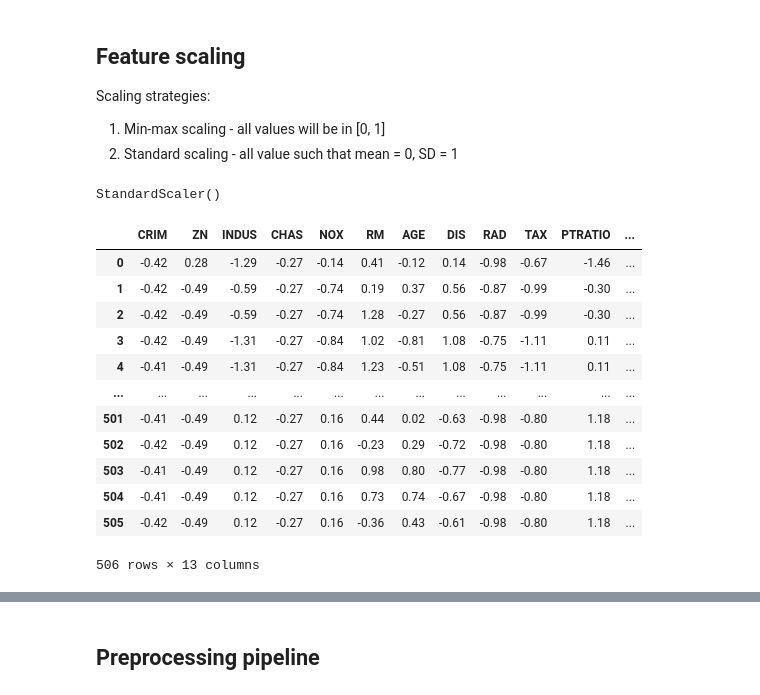
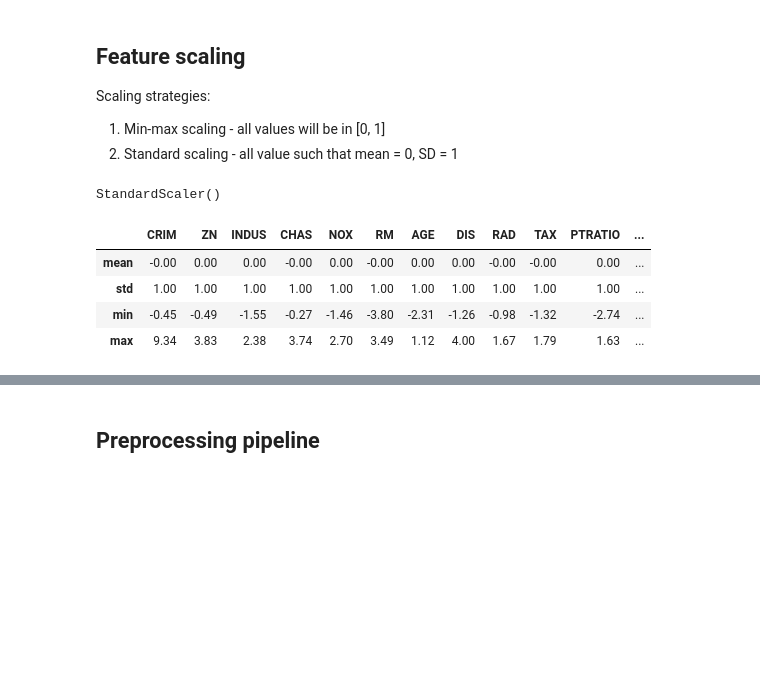
Before and after one commit to k26rahul/machine-learning-practice, a Jupyter notebook: boston-housing/boston-housing.ipynb, the cells around one changed output, grey strips where cells are left out. Cells and saved outputs as stored; diff of their text form; code cells hidden in the pictures; blank space fills up the shorter version.

```diff
--- a/boston-housing/boston-housing.ipynb
+++ b/boston-housing/boston-housing.ipynb
@@ -305,9 +292,15 @@ df_copy.shape
 # %% [markdown]
 ## Split features and label
 # %%
-X = df.iloc[:, :-1]  # features matrix
-y = df.iloc[:, -1]  # label/target var
+X_train = strat_train_set.iloc[:, :-1]
+y_train = strat_train_set.iloc[:, -1]
 
-X.shape
-y.shape
+X_test = strat_test_set.iloc[:, :-1]
+y_test = strat_test_set.iloc[:, -1]
+
+X_train.shape
+y_train.shape
+
+X_test.shape
+y_test.shape
 # %% [output]
@@ -385,7 +395,7 @@ np.int64(0)
 # %%
 from sklearn.impute import SimpleImputer
 imputer = SimpleImputer(strategy='median')
-imputer.fit(X_copy)
+imputer.fit(X_train)
 # %% [output]
 SimpleImputer(strategy='median')
 # %%
@@ -414,22 +434,17 @@ Scaling strategies:
 # %%
 from sklearn.preprocessing import StandardScaler, MinMaxScaler
 # %%
-scalar = StandardScaler()
-scalar.fit(X)
-pd.DataFrame(scalar.transform(X), columns=X.columns)
+scaler = StandardScaler()
+scaler.fit(X_train)
+
+# This is only for a demo. We will later use a proper pipeline
+X_train_scaled = pd.DataFrame(scaler.transform(X_train), columns=X_train.columns)
+X_train_scaled.describe().loc[['mean', 'std', 'min', 'max']]
 # %% [output]
 StandardScaler()
 |  | CRIM | ZN | INDUS | CHAS | NOX | RM | AGE | DIS | RAD | TAX | PTRATIO | ... |
-| 0 | -0.42 | 0.28 | -1.29 | -0.27 | -0.14 | 0.41 | -0.12 | 0.14 | -0.98 | -0.67 | -1.46 | ... |
-| 1 | -0.42 | -0.49 | -0.59 | -0.27 | -0.74 | 0.19 | 0.37 | 0.56 | -0.87 | -0.99 | -0.30 | ... |
-| 2 | -0.42 | -0.49 | -0.59 | -0.27 | -0.74 | 1.28 | -0.27 | 0.56 | -0.87 | -0.99 | -0.30 | ... |
-| 3 | -0.42 | -0.49 | -1.31 | -0.27 | -0.84 | 1.02 | -0.81 | 1.08 | -0.75 | -1.11 | 0.11 | ... |
-| 4 | -0.41 | -0.49 | -1.31 | -0.27 | -0.84 | 1.23 | -0.51 | 1.08 | -0.75 | -1.11 | 0.11 | ... |
-| ... | ... | ... | ... | ... | ... | ... | ... | ... | ... | ... | ... | ... |
-| 501 | -0.41 | -0.49 | 0.12 | -0.27 | 0.16 | 0.44 | 0.02 | -0.63 | -0.98 | -0.80 | 1.18 | ... |
-| 502 | -0.42 | -0.49 | 0.12 | -0.27 | 0.16 | -0.23 | 0.29 | -0.72 | -0.98 | -0.80 | 1.18 | ... |
-| 503 | -0.41 | -0.49 | 0.12 | -0.27 | 0.16 | 0.98 | 0.80 | -0.77 | -0.98 | -0.80 | 1.18 | ... |
-| 504 | -0.41 | -0.49 | 0.12 | -0.27 | 0.16 | 0.73 | 0.74 | -0.67 | -0.98 | -0.80 | 1.18 | ... |
-| 505 | -0.42 | -0.49 | 0.12 | -0.27 | 0.16 | -0.36 | 0.43 | -0.61 | -0.98 | -0.80 | 1.18 | ... |
+| mean | -0.00 | 0.00 | 0.00 | -0.00 | 0.00 | -0.00 | 0.00 | 0.00 | -0.00 | -0.00 | 0.00 | ... |
+| std | 1.00 | 1.00 | 1.00 | 1.00 | 1.00 | 1.00 | 1.00 | 1.00 | 1.00 | 1.00 | 1.00 | ... |
+| min | -0.45 | -0.49 | -1.55 | -0.27 | -1.46 | -3.80 | -2.31 | -1.26 | -0.98 | -1.32 | -2.74 | ... |
+| max | 9.34 | 3.83 | 2.38 | 3.74 | 2.70 | 3.49 | 1.12 | 4.00 | 1.67 | 1.79 | 1.63 | ... |
-506 rows × 13 columns
 # %%
```
Also changed, not shown: parts of 41 cells of this notebook.
